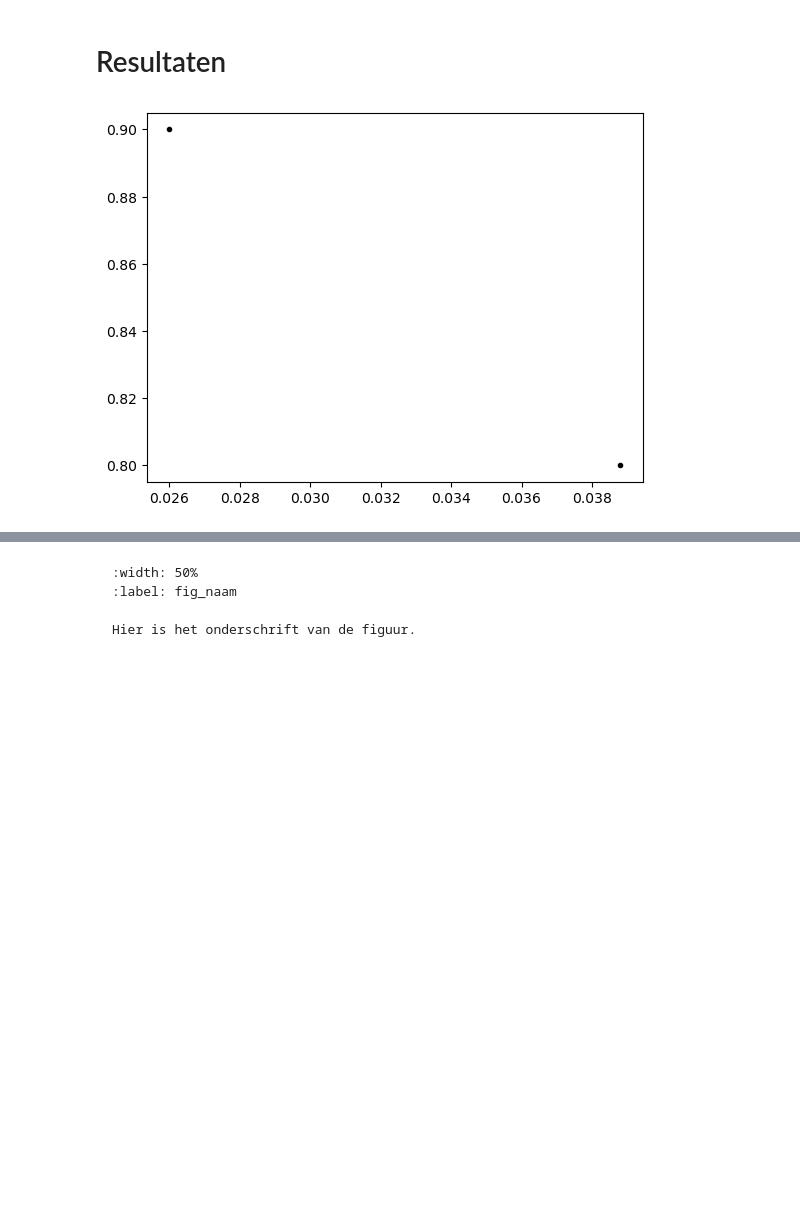
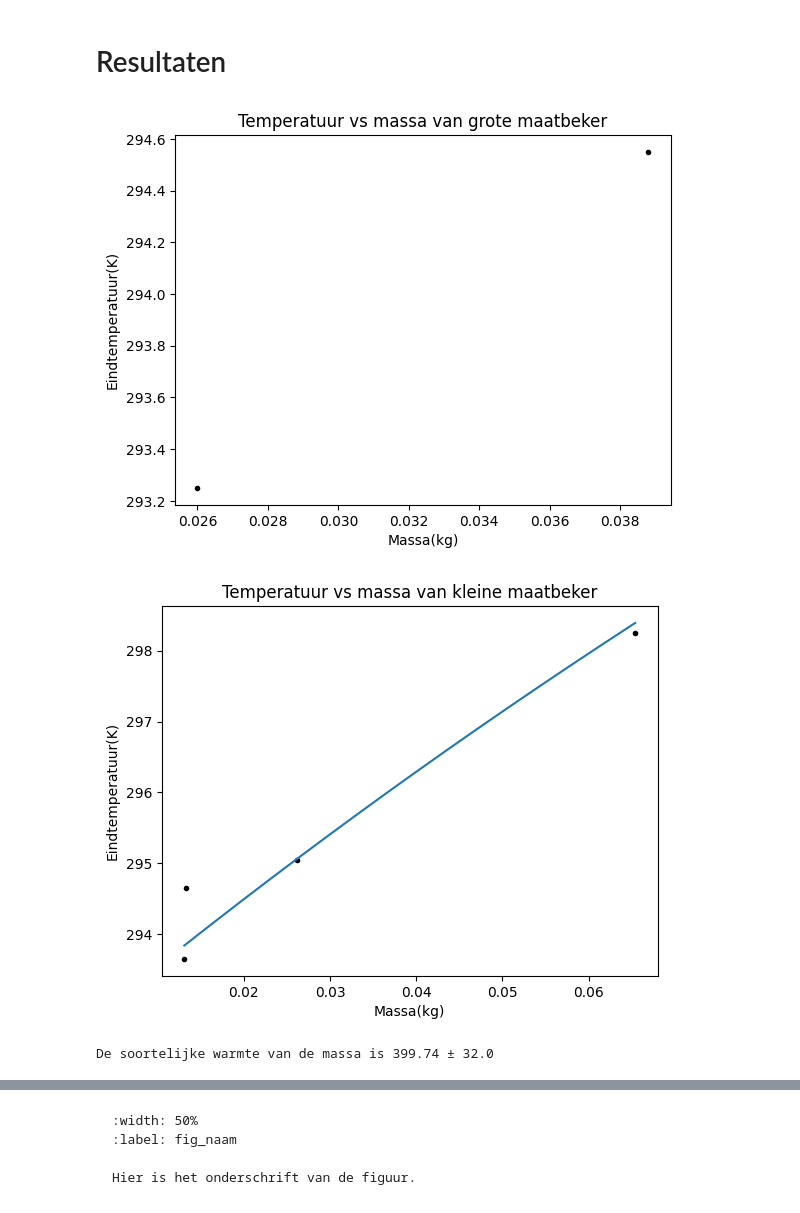
Before and after one commit to daantjebunschoten1-gif/Daantje-Lieke, a Jupyter notebook: Content/Labs/Warmtecapaciteit.ipynb, the cells around one changed output, grey strips where cells are left out. Drawn from its saved outputs; the diff is of its cells as text; code cells hidden in the pictures; blank space fills up the shorter version.

Commit message:
Warmtecapaciteit af

```diff
--- a/Content/Labs/Warmtecapaciteit.ipynb
+++ b/Content/Labs/Warmtecapaciteit.ipynb
@@ -73,51 +73,62 @@ Het voorbeeld kun je natuurlijk straks verwijderen.
 # %%
 import numpy as np
 import matplotlib.pyplot as plt
+from scipy.optimize import curve_fit
 #in grote maatbekers met 250 ml water
-T_begin_massa = 69.9 #C
-m_maatbeker_leeg_1 = 0.1456 #kg
-m_maatbeker_vol_1 = np.array([0.3919, 0.3869])#kg
-m_water_1 = m_maatbeker_vol_1 - m_maatbeker_leeg_1
 
-massa_1 = np.array([0.0388, 0.026])
+T_begin_massa = 69.9 +273.15 #K
+m_maatbeker_leeg = np.array([0.1456,0.1456,0.1899,0.0502,0.0502,0.0326,0.0326]) #kg
+m_maatbeker_vol = np.array([0.3919,0.3869,0.4290,0.099,0.0945,0.0777,0.0854]) #kg
+m_water =  m_maatbeker_vol - m_maatbeker_leeg
+m_w = np.mean(m_water[3:])
+massa = np.array([0.0388,0.026,0.0391,0.0133,0.0654,0.0262,0.0131]) #kg
+T_water_begin = np.array([20.6,19.2,20.5,19.9,19.6,19.1,19.0]) +273.15 #K
+T_w_b = np.mean(T_water_begin[3:])
+T_water_eind = np.array([21.4,20.1,21.4,21.5,25.1,21.9,20.5]) + 273.15 #K
+T_w_e = T_water_eind[3:]
+delta_T = T_water_eind - T_water_begin
+c_w = 4185 #J/kg*K
 
-T_begin_water_1 = np.array([20.6, 19.2]) #C
-T_eind_1 = np.array([21.4, 20.1])
-delta_T_1 = T_eind_1 - T_begin_water_1
+#na 3 keer proberen met kleinere maatbekers met minder water, gaat sneller en grotere tempratuurverschillen
+# separaten van groottes van maatbeker
 
-m_maatbeker_leeg_2 = 0.1899 #kg
-m_maatbeker_vol_2 = np.array([0.4290]) #kg
-m_water_2 = m_maatbeker_vol_2 - m_maatbeker_leeg_2
+massa_g = massa[0:2]
+delta_T_g = delta_T[0:2]
+massa_k = massa[3:]
+delta_T_k = delta_T[3:]
 
-T_begin_water_2 = np.array([20.5]) #C
-T_eind_2 = np.array([21.4])
-delta_T_2 = T_eind_2 - T_begin_water_2
 
-massa_2 = np.array([0.0391])
 
-#proberen met kleinere maatbekers met minder water, gaat sneller en grotere tempratuurverschillen
-m_maatbeker_leeg_3 = 0.0502 #kg
-m_maatbeker_vol_3 = np.array([0.099, 0.0945]) #kg
-m_water_3 = m_maatbeker_vol_3 - m_maatbeker_leeg_3
+plt.figure()
+plt.title("Temperatuur vs massa van grote maatbeker")
+plt.plot(massa_g,T_water_eind[0:2] , 'k.')
+plt.xlabel("Massa(kg)")
+plt.ylabel("Eindtemperatuur(K)")
+plt.show()
 
-T_begin_water_3 = np.array([19.9, 19.6]) #C
-T_eind_3 = np.array([21.5, 25.1])
-delta_T_3 = T_eind_3 - T_begin_water_3
+#in de plot is te zien dat de grote maatbeker geen duidelijke of juiste meetdata bevat, dus dit rekenen we niet mee in de conclusie
 
-massa_3 = np.array([0.0133, 0.0654])
+def functie(m_m,c_m):
+    return (c_w * m_w * T_w_b + c_m * m_m* T_begin_massa)/(c_w*m_w +c_m* m_m)
 
-m_maatbeker_leeg_4 = 0.0326 #kg
-m_maatbeker_vol_4 = np.array([0.0777, 0.0854]) #kg
-m_water_4 = m_maatbeker_vol_4 - m_maatbeker_leeg_4
+vals,cov = curve_fit(functie,massa_k,T_w_e)
+c_m = vals
 
-T_begin_water_4 = np.array([19.1, 19.0]) #C
-T_eind_4 = np.array([21.9, 20.5])
-delta_T_4 = T_eind_4 - T_begin_water_4
+x_test = np.linspace(min(massa_k),max(massa_k),1000)
+y_test = functie(x_test,c_m)
 
-massa_4 = np.array([0.0262, 0.0131])
+plt.figure()
+plt.title("Temperatuur vs massa van kleine maatbeker")
+plt.plot(massa_k,T_w_e,'k.',label="Data")
+plt.plot(x_test,y_test,label="Curve_fit")
+plt.xlabel("Massa(kg)")
+plt.ylabel("Eindtemperatuur(K)")
+plt.show()
 
-plt.Figure()
-plt.plot(massa_1, delta_T_1, 'k.')
-plt.show()
+u_c_m = np.sqrt(cov[0,0])
+
+print(f"De soortelijke warmte van de massa is {c_m[0]:.2f} ± {u_c_m:.1f}")
 # %% [output]
-[figure, old version]
+[figure, new version]
+[figure, added]
+De soortelijke warmte van de massa is 399.74 ± 32.0
```
Also changed, not shown: parts of 2 cells of this notebook.
